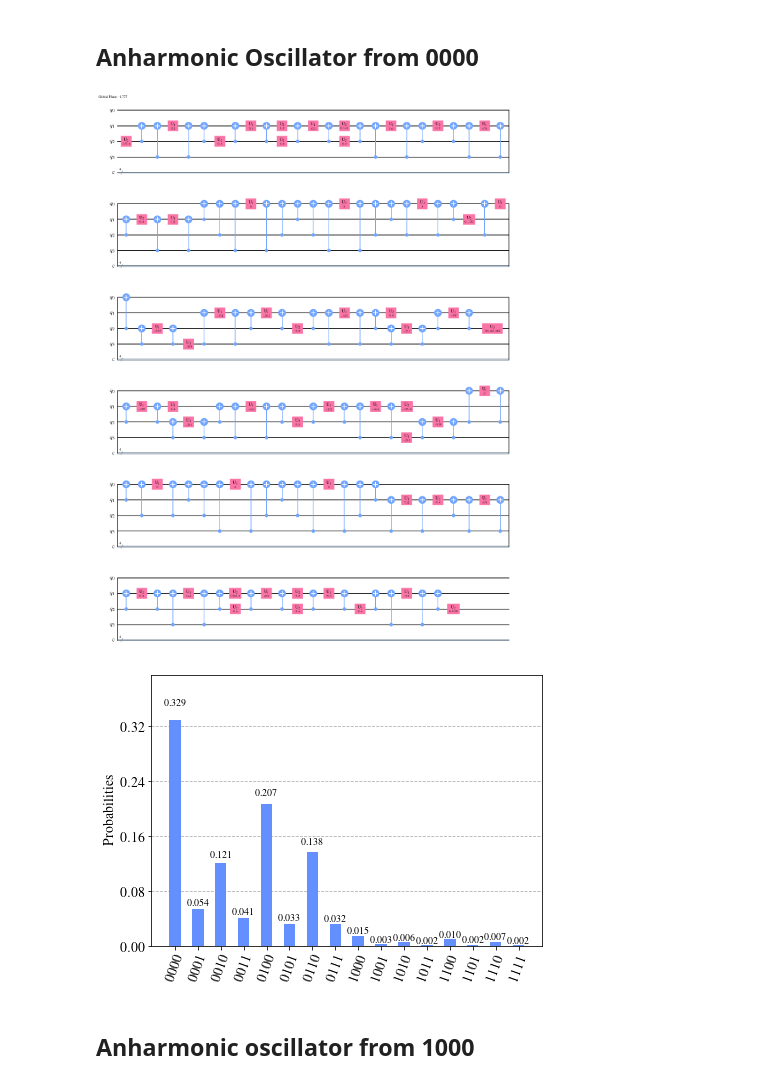
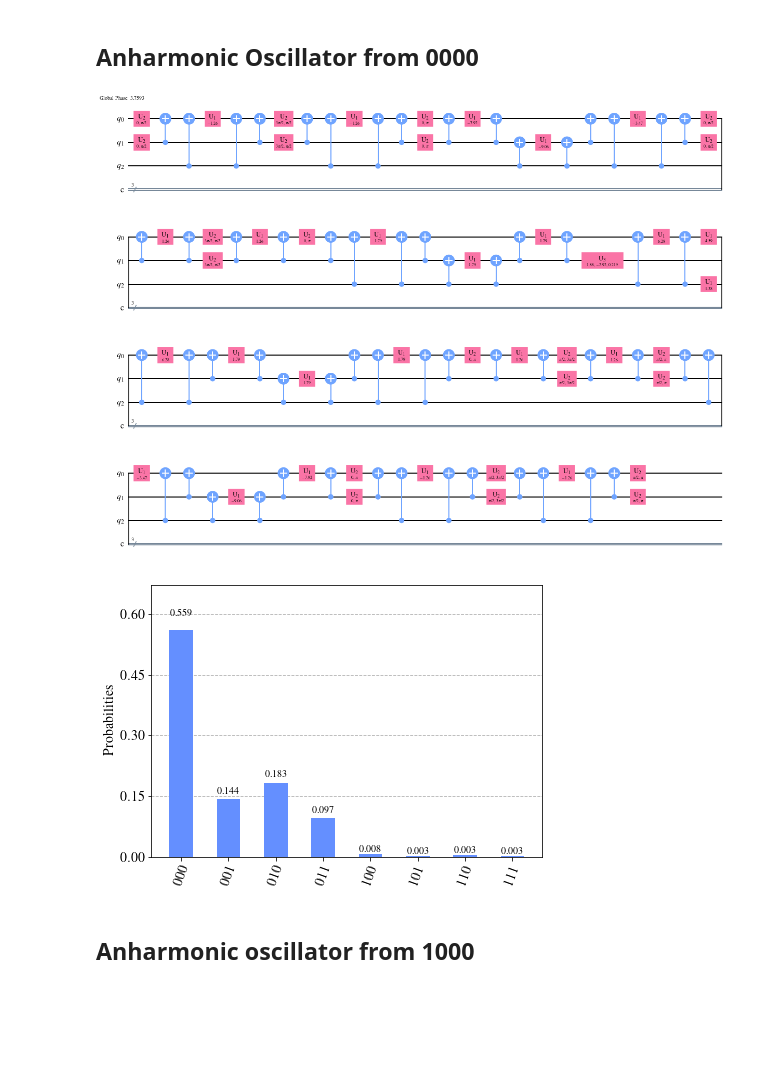
Before and after one commit to chrisculver/SUSY_QuantumComputing, a Jupyter notebook: tutorials/TimeEvolution.ipynb, the cells around one changed output. Saved outputs shown, nothing was run; the diff lists cells and outputs as text; code cells hidden in the pictures; blank space fills up the shorter version.

```diff
--- a/tutorials/TimeEvolution.ipynb
+++ b/tutorials/TimeEvolution.ipynb
@@ -91,13 +91,23 @@ plot_histogram(counts)
 # %% [markdown]
 ## Anharmonic Oscillator from 0000
 # %%
-trotter_step = pauli_string_to_trotter_step(aho_ham,1)
-nqubits = max_sympy_exponent(ho_ham)+1
+h_b = 0.5*(p*p + m*m*q*q + 2.*m*g*q*q*q*q + g*g*q*q*q*q*q*q)
+h_f = -0.5*(m+3*g*q*q)#[bdag,b]
+
+
+n=3
+hamAHO = Hamiltonian(h_b, h_f, {m:1, g:1},
+                    n, standard_encode)
+
+ahoPS = hamAHO.pauliStrings
+
+trotter_step = pauli_string_to_trotter_step(ahoPS,1)
+nqubits = max_sympy_exponent(ahoPS)+1
 qc = QuantumCircuit(nqubits, nqubits)
 qc.append(trotter_step, [i for i in range(nqubits)])
 transpile(qc, basis_gates = ['cx', 'u1', 'u2', 'u3', 'H', 'X', 'Y', 'Z']).draw('mpl')
 # %% [output]
-[figure, old version]
+[figure, new version]
 # %%
 qc.measure([i for i in range(nqubits)],[i for i in range(nqubits)])
 job = execute(qc, simulator, shots=4096, noise_model=noise_model)
@@ -105,7 +115,7 @@ result=job.result()
 counts = result.get_counts(qc)
 plot_histogram(counts)
 # %% [output]
-[figure, old version]
+[figure, new version]
 # %% [markdown]
 ## Anharmonic oscillator from 1000
 # %%
```
Also changed, not shown: parts of 1 cell of this notebook, 7 other files.
